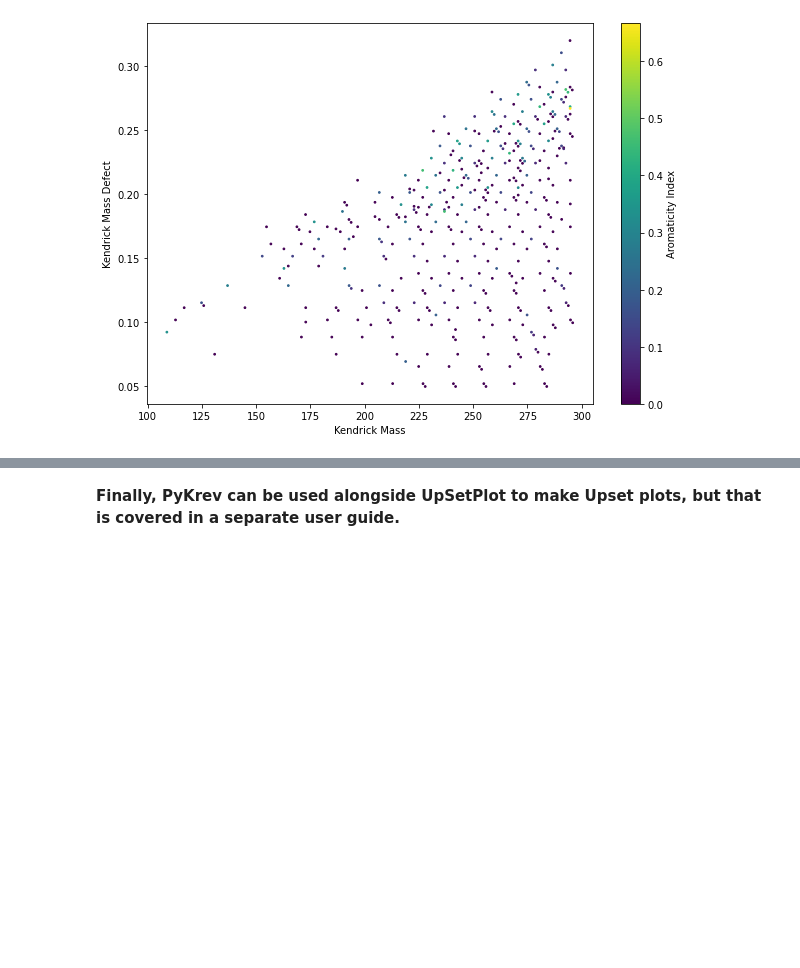
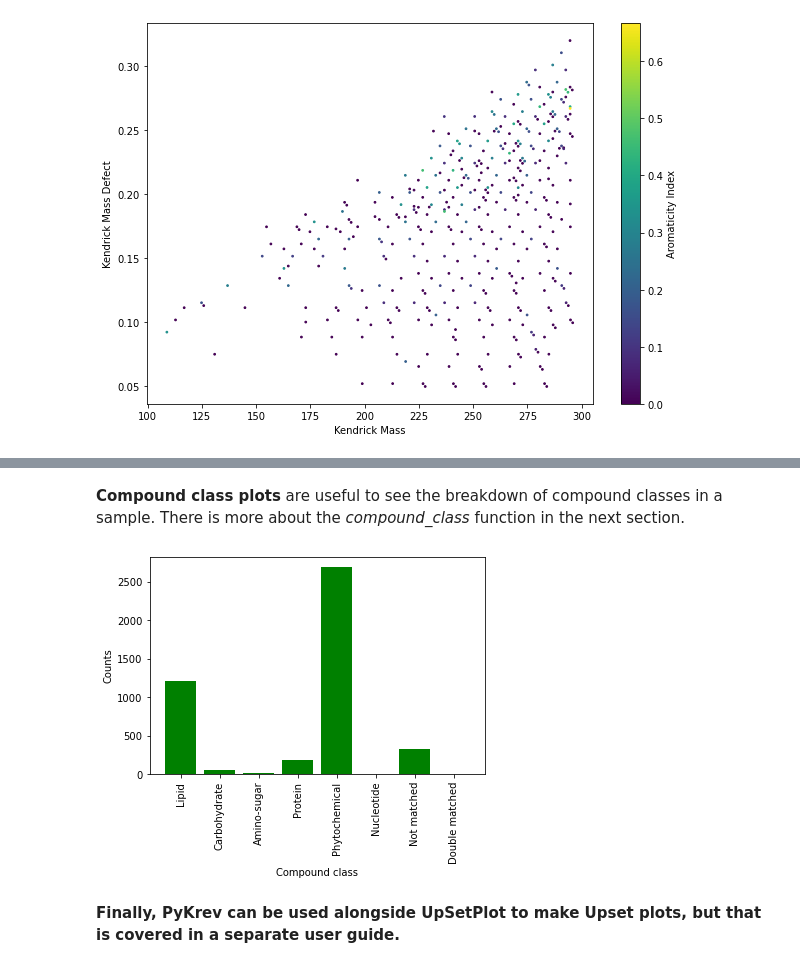
Before and after one commit to Kzra/pykrev, a Jupyter notebook: docs/PyKrev User Guide.ipynb, the cells around one changed output, grey strips where cells are left out. Cells and saved outputs as stored; diff of their text form; code cells hidden in the pictures; blank space fills up the shorter version.

```diff
--- a/docs/PyKrev User Guide.ipynb
+++ b/docs/PyKrev User Guide.ipynb
@@ -201,3 +212,9 @@ plt.colorbar().set_label('Aromaticity Index')
+# %% [markdown]
+**Compound class plots** are useful to see the breakdown of compound classes in a sample. There is more about the *compound_class* function in the next section.
+# %%
+pk.compound_class_plot(A_formula,A_mass_charge, color = 'g', method = 'MSCC')
+# %% [output]
+[figure, added]
 # %% [markdown]
 **Finally, PyKrev can be used alongside UpSetPlot to make Upset plots, but that is covered in a separate user guide.**
 # %% [markdown]
```
Also changed, not shown: parts of 4 cells of this notebook, 6 other files.
